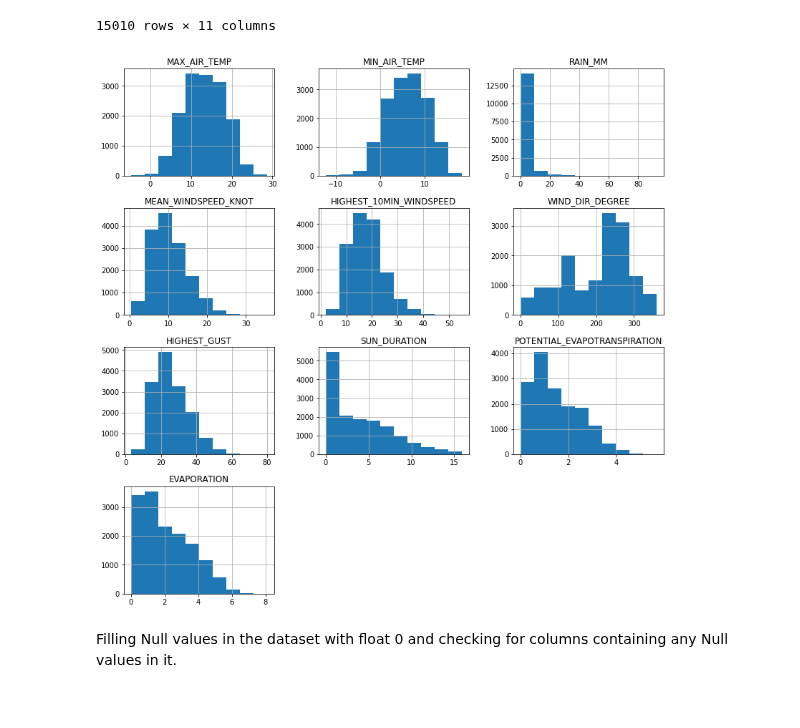
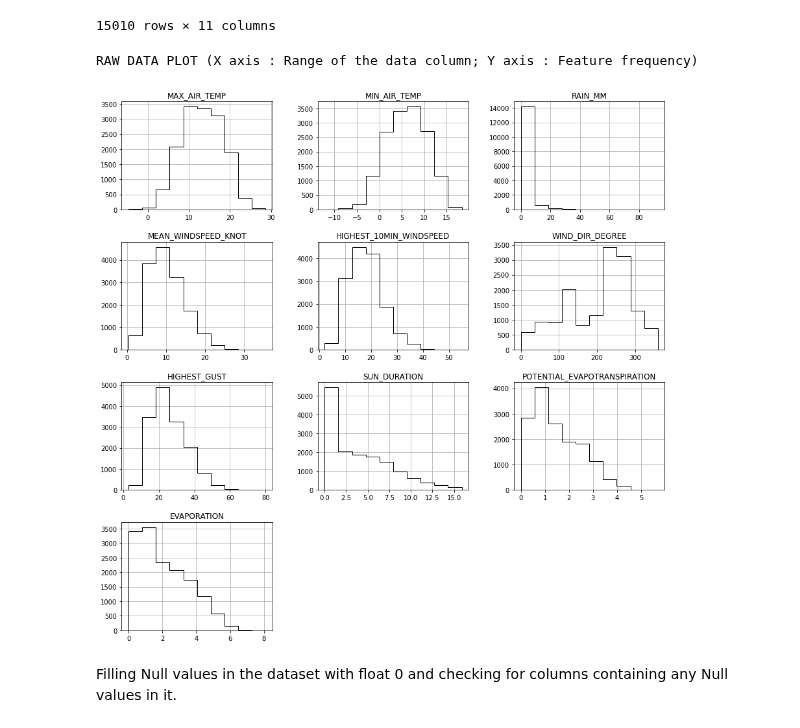
Before and after one commit to siddhesh21/Dublin-Rainfall-Analysis-Predictions, a Jupyter notebook: final_assignment/Rain_Prediction_Dublin.ipynb, the cells around one changed output. Saved outputs shown, nothing was run; the diff lists cells and outputs as text; code cells hidden in the pictures.

Commit message:
histogram fix

```diff
--- a/final_assignment/Rain_Prediction_Dublin.ipynb
+++ b/final_assignment/Rain_Prediction_Dublin.ipynb
@@ -199,11 +199,13 @@ read_data
 | 28822 | 29-nov-2020 | 10.8 | 1.9 | 0.0 | 4.4 | 10.0 | ... |
 | 28823 | 30-nov-2020 | 10.2 | 2.8 | 0.7 | 10.6 | 19.0 | ... |
 15010 rows × 11 columns
-# %%
-read_data.hist(figsize=(13.5, 13.5))
-plt.show()
-# %% [output]
-[figure, removed]
+# %%
+print("RAW DATA PLOT (X axis : Range of the data column; Y axis : Feature frequency)")
+read_data.hist(figsize=(15, 15), histtype = "step",label = ["a","a","a","a","a","a","a","a","a","a"], color = "black")
+plt.show()
+# %% [output]
+RAW DATA PLOT (X axis : Range of the data column; Y axis : Feature frequency)
+[figure, added]
 # %% [markdown]
 Filling Null values in the dataset with float 0 and checking for columns containing any Null values in it.
 # %%
```
Also changed, not shown: parts of 8 cells of this notebook.
